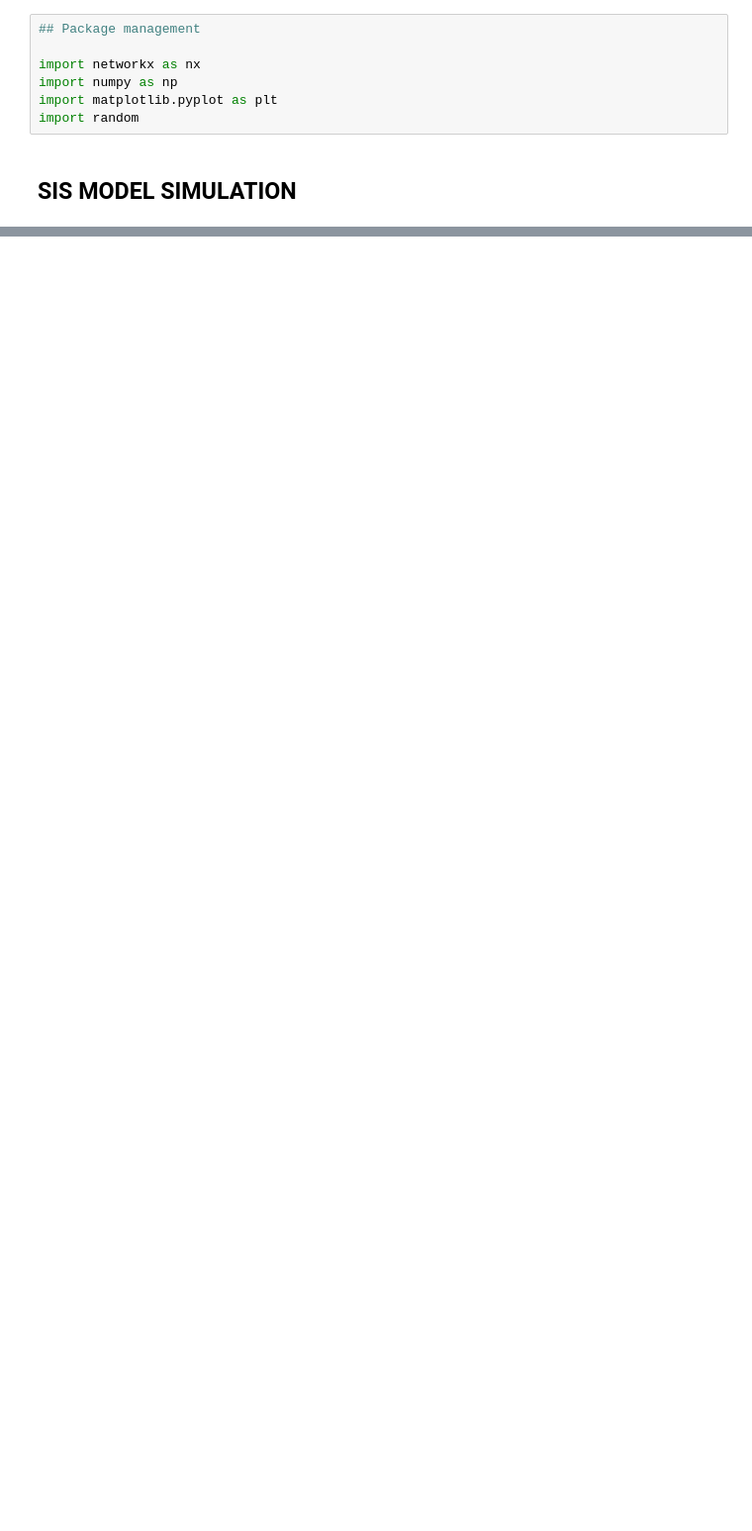
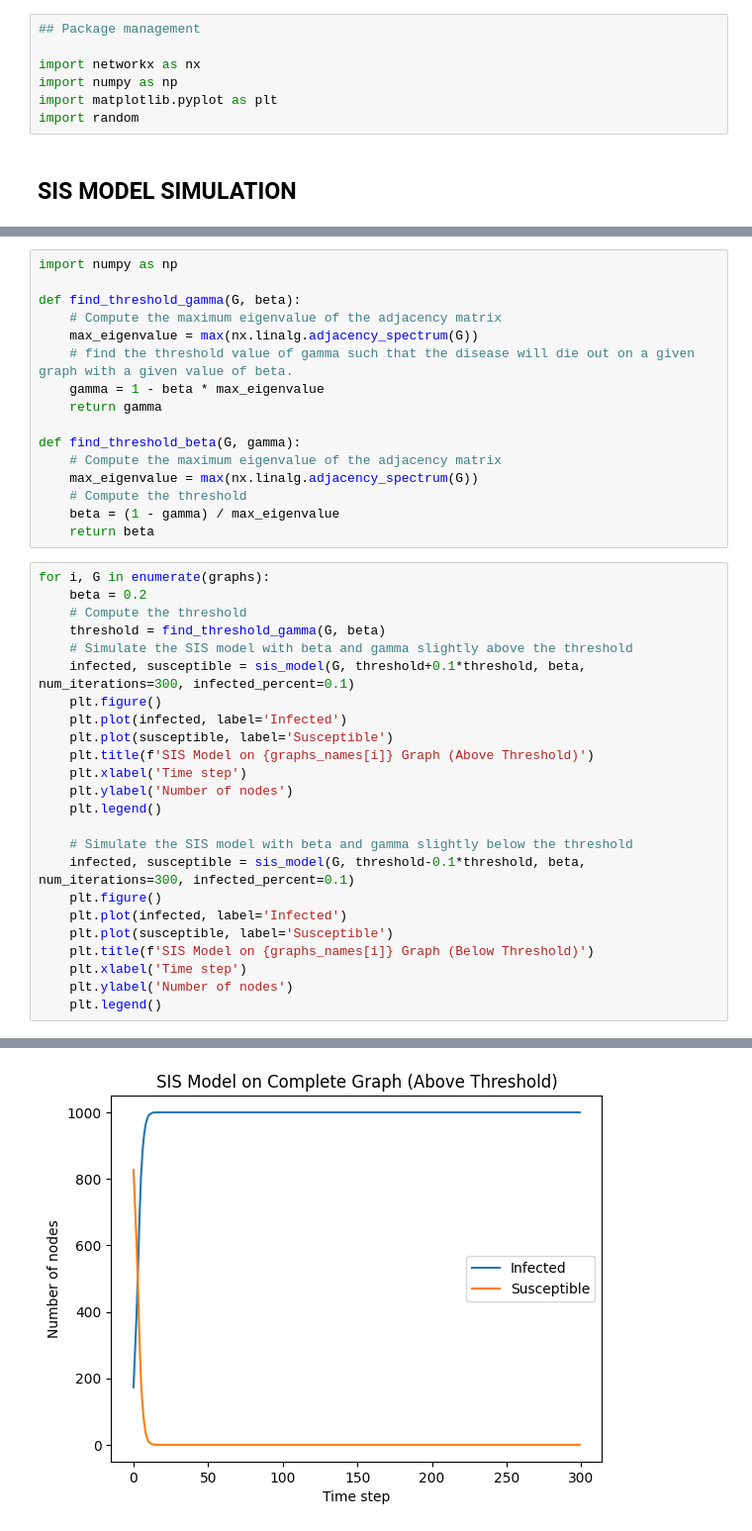
Before and after one commit to hectobreak/CSN7-Epidemic, a Jupyter notebook: src/solution.ipynb, the cells around one changed output, grey strips where cells are left out. Shown: that part at 99% size. Saved outputs shown, nothing was run; the diff lists cells and outputs as text; blank space fills up the shorter version.

Commit message:
almowst finished, need to fix negative threshold

```diff
--- a/src/solution.ipynb
+++ b/src/solution.ipynb
@@ -66,0 +120,41 @@ since Python 3.9 and will be removed in a subsequent version.
+# %%
+import numpy as np
+
+def find_threshold_gamma(G, beta):
+    # Compute the maximum eigenvalue of the adjacency matrix
+    max_eigenvalue = max(nx.linalg.adjacency_spectrum(G))
+    # find the threshold value of gamma such that the disease will die out on a given graph with a given value of beta.
+    gamma = 1 - beta * max_eigenvalue
+    return gamma
+
+def find_threshold_beta(G, gamma):
+    # Compute the maximum eigenvalue of the adjacency matrix
+    max_eigenvalue = max(nx.linalg.adjacency_spectrum(G))
+    # Compute the threshold
+    beta = (1 - gamma) / max_eigenvalue
+    return beta
+# %%
+for i, G in enumerate(graphs):
+    beta = 0.2
+    # Compute the threshold
+    threshold = find_threshold_gamma(G, beta)
+    # Simulate the SIS model with beta and gamma slightly above the threshold
+    infected, susceptible = sis_model(G, threshold+0.1*threshold, beta, num_iterations=300, infected_percent=0.1)
+    plt.figure()
+    plt.plot(infected, label='Infected')
+    plt.plot(susceptible, label='Susceptible')
+    plt.title(f'SIS Model on {graphs_names[i]} Graph (Above Threshold)')
+    plt.xlabel('Time step')
+    plt.ylabel('Number of nodes')
+    plt.legend()
+
+    # Simulate the SIS model with beta and gamma slightly below the threshold
+    infected, susceptible = sis_model(G, threshold-0.1*threshold, beta, num_iterations=300, infected_percent=0.1)
+    plt.figure()
+    plt.plot(infected, label='Infected')
+    plt.plot(susceptible, label='Susceptible')
+    plt.title(f'SIS Model on {graphs_names[i]} Graph (Below Threshold)')
+    plt.xlabel('Time step')
+    plt.ylabel('Number of nodes')
+    plt.legend()
+# %% [output]
@@ -66,0 +163 @@ since Python 3.9 and will be removed in a subsequent version.
+[figure, added]
```
Also changed, not shown: parts of 11 cells of this notebook.
